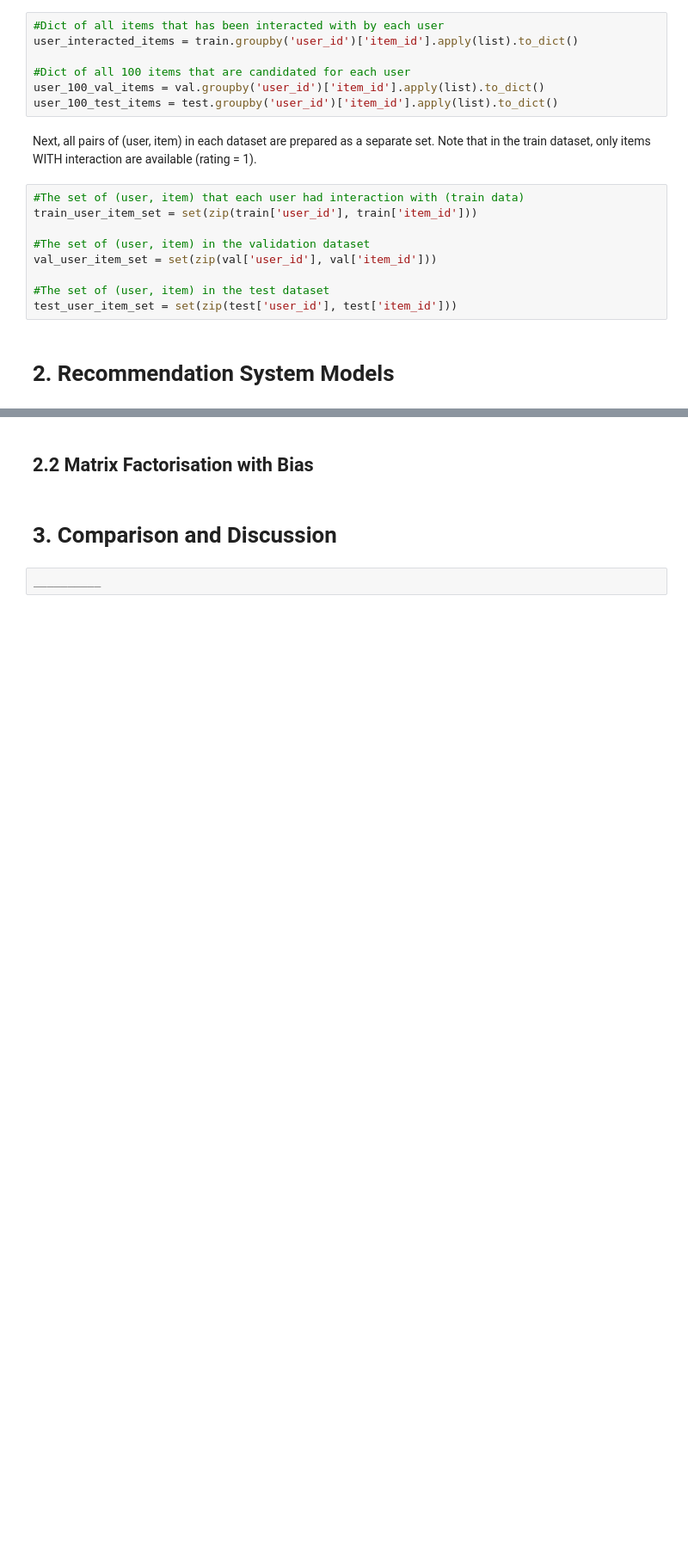
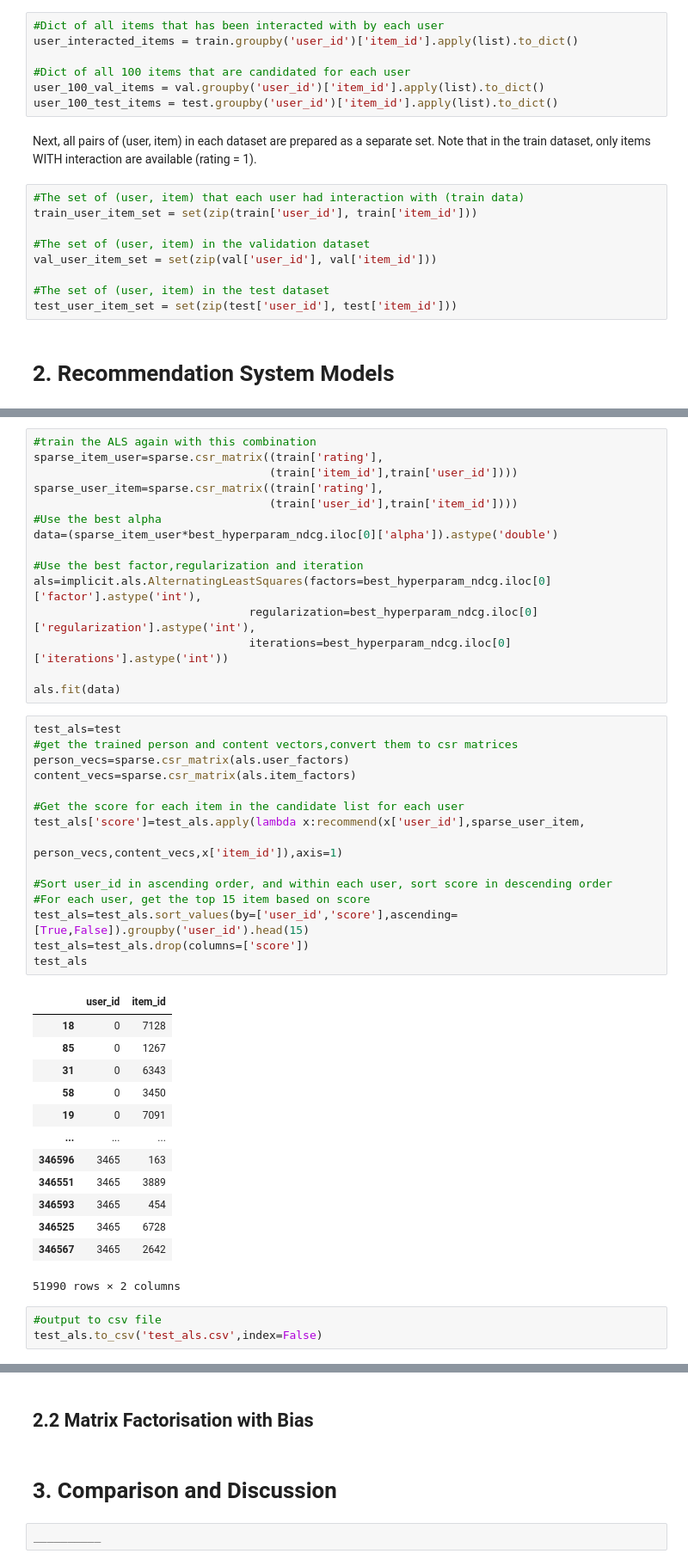
Before and after one commit to DanielTranDS/SocialMediaPhotos-RecommendationSystem-MatrixFactorization, a Jupyter notebook: RecommendationSystem_Codes.ipynb, the cells around one changed output, grey strips where cells are left out. Shown at 86% size. Drawn from its saved outputs; the diff is of its cells as text; blank space fills up the shorter version.

```diff
--- a/RecommendationSystem_Codes.ipynb
+++ b/RecommendationSystem_Codes.ipynb
@@ -390,0 +525,47 @@ test_user_item_set = set(zip(test['user_id'], test['item_id']))
+# %%
+#train the ALS again with this combination
+sparse_item_user=sparse.csr_matrix((train['rating'],
+                                   (train['item_id'],train['user_id'])))
+sparse_user_item=sparse.csr_matrix((train['rating'],
+                                   (train['user_id'],train['item_id'])))
+#Use the best alpha
+data=(sparse_item_user*best_hyperparam_ndcg.iloc[0]['alpha']).astype('double')
+
+#Use the best factor,regularization and iteration
+als=implicit.als.AlternatingLeastSquares(factors=best_hyperparam_ndcg.iloc[0]['factor'].astype('int'),
+                                regularization=best_hyperparam_ndcg.iloc[0]['regularization'].astype('int'),
+                                iterations=best_hyperparam_ndcg.iloc[0]['iterations'].astype('int'))
+
+als.fit(data)
+# %%
+test_als=test
+#get the trained person and content vectors,convert them to csr matrices
+person_vecs=sparse.csr_matrix(als.user_factors)
+content_vecs=sparse.csr_matrix(als.item_factors)
+
+#Get the score for each item in the candidate list for each user
+test_als['score']=test_als.apply(lambda x:recommend(x['user_id'],sparse_user_item,
+                                                              person_vecs,content_vecs,x['item_id']),axis=1)
+
+#Sort user_id in ascending order, and within each user, sort score in descending order
+#For each user, get the top 15 item based on score
+test_als=test_als.sort_values(by=['user_id','score'],ascending=[True,False]).groupby('user_id').head(15)
+test_als=test_als.drop(columns=['score'])
+test_als
+# %% [output]
+|  | user_id | item_id |
+| 18 | 0 | 7128 |
+| 85 | 0 | 1267 |
+| 31 | 0 | 6343 |
+| 58 | 0 | 3450 |
+| 19 | 0 | 7091 |
+| ... | ... | ... |
+| 346596 | 3465 | 163 |
+| 346551 | 3465 | 3889 |
+| 346593 | 3465 | 454 |
+| 346525 | 3465 | 6728 |
+| 346567 | 3465 | 2642 |
+51990 rows × 2 columns
+# %%
+#output to csv file
+test_als.to_csv('test_als.csv',index=False)
```
Also changed, not shown: parts of 10 cells of this notebook.
